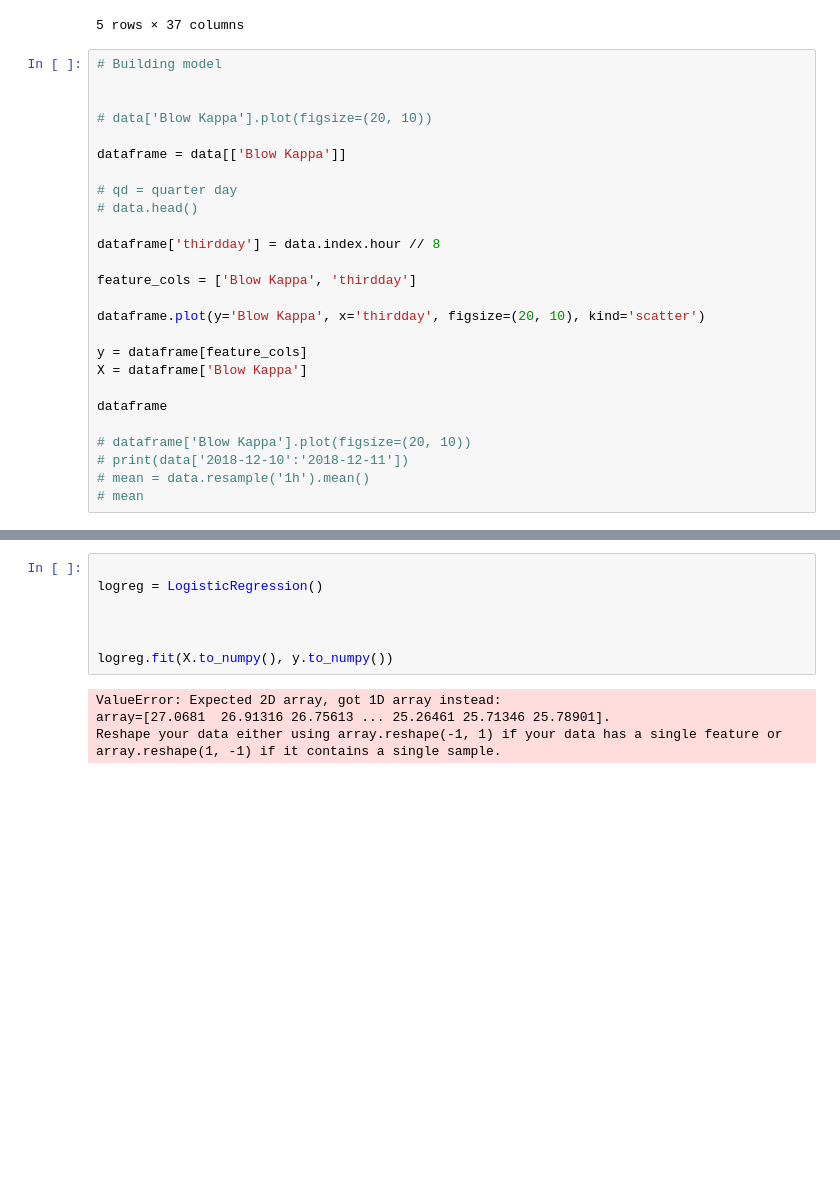
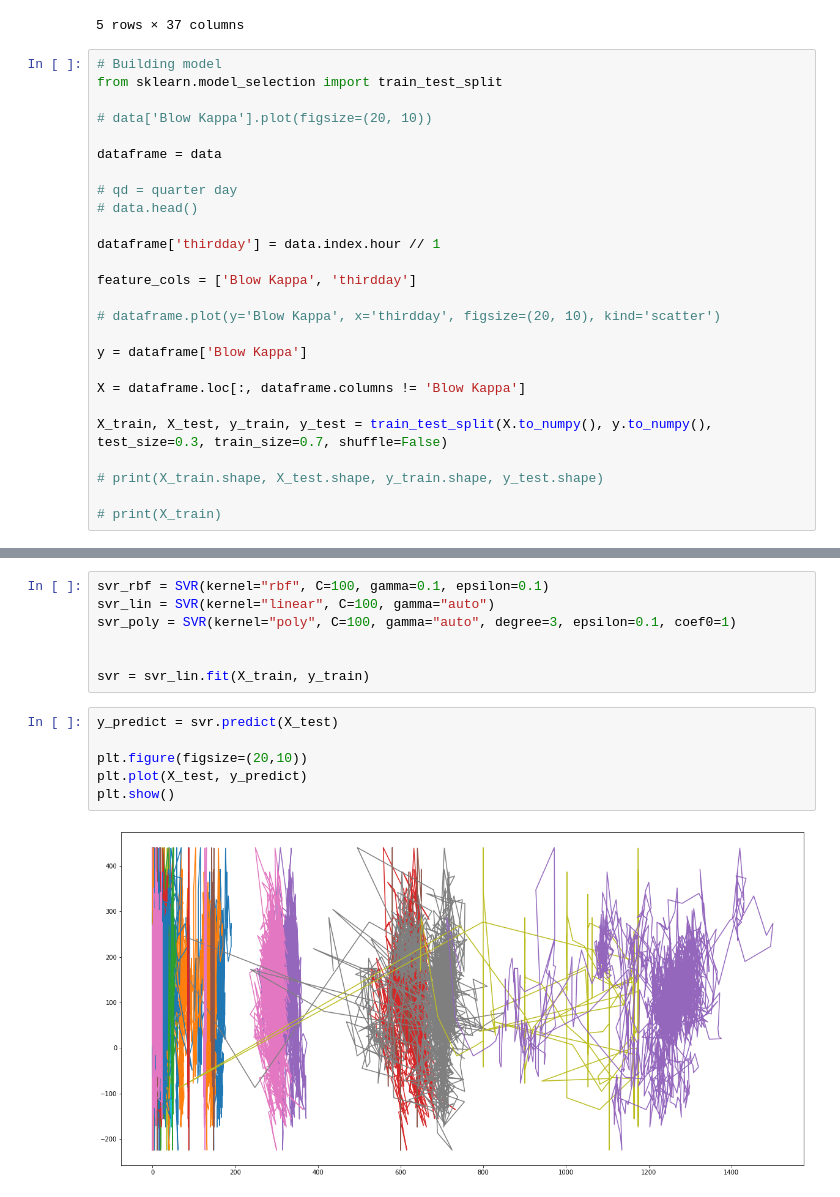
Before and after one commit to MrAresInFlesh/neural-network-TP, a Jupyter notebook: main.ipynb, the cells around one changed output, grey strips where cells are left out. Saved outputs shown, nothing was run; the diff lists cells and outputs as text; blank space fills up the shorter version.

```diff
--- a/main.ipynb
+++ b/main.ipynb
@@ -31,27 +35,27 @@ data.head()
 5 rows × 37 columns
 # %%
 # Building model
-
+from sklearn.model_selection import train_test_split
 
 # data['Blow Kappa'].plot(figsize=(20, 10))
 
-dataframe = data[['Blow Kappa']]
+dataframe = data
 
 # qd = quarter day
 # data.head()
 
-dataframe['thirdday'] = data.index.hour // 8
+dataframe['thirdday'] = data.index.hour // 1
 
 feature_cols = ['Blow Kappa', 'thirdday']
 
-dataframe.plot(y='Blow Kappa', x='thirdday', figsize=(20, 10), kind='scatter')
+# dataframe.plot(y='Blow Kappa', x='thirdday', figsize=(20, 10), kind='scatter')
 
-y = dataframe[feature_cols]
-X = dataframe['Blow Kappa']
+y = dataframe['Blow Kappa']
 
-dataframe
+X = dataframe.loc[:, dataframe.columns != 'Blow Kappa']
 
-# dataframe['Blow Kappa'].plot(figsize=(20, 10))
-# print(data['2018-12-10':'2018-12-11'])
-# mean = data.resample('1h').mean()
-# mean
+X_train, X_test, y_train, y_test = train_test_split(X.to_numpy(), y.to_numpy(), test_size=0.3, train_size=0.7, shuffle=False)
+
+# print(X_train.shape, X_test.shape, y_train.shape, y_test.shape)
+
+# print(X_train)
@@ -79,11 +62,15 @@ See the caveats in the documentation: https://pandas.pydata.org/pandas-docs/stab
-# %%
-
-logreg = LogisticRegression()
-
-
-
-logreg.fit(X.to_numpy(), y.to_numpy())
-# %% [output]
-ValueError: Expected 2D array, got 1D array instead:
-array=[27.0681  26.91316 26.75613 ... 25.26461 25.71346 25.78901].
-Reshape your data either using array.reshape(-1, 1) if your data has a single feature or array.reshape(1, -1) if it contains a single sample.
+# %%
+svr_rbf = SVR(kernel="rbf", C=100, gamma=0.1, epsilon=0.1)
+svr_lin = SVR(kernel="linear", C=100, gamma="auto")
+svr_poly = SVR(kernel="poly", C=100, gamma="auto", degree=3, epsilon=0.1, coef0=1)
+
+
+svr = svr_lin.fit(X_train, y_train)
+# %%
+y_predict = svr.predict(X_test)
+
+plt.figure(figsize=(20,10))
+plt.plot(X_test, y_predict)
+plt.show()
+# %% [output]
+[figure, added]
```
Also changed, not shown: parts of 2 cells of this notebook, 2 other files.
